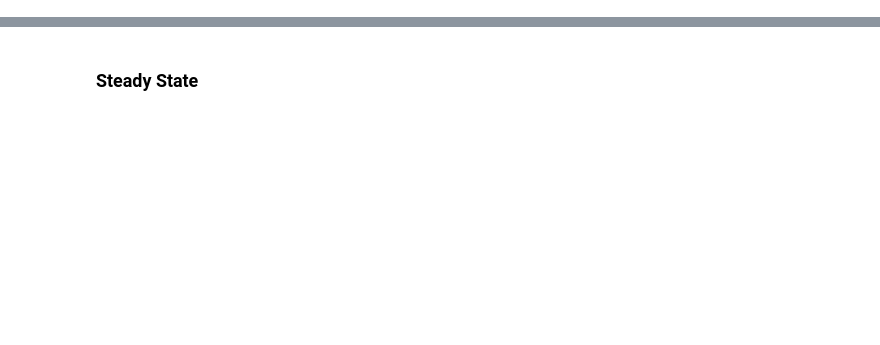
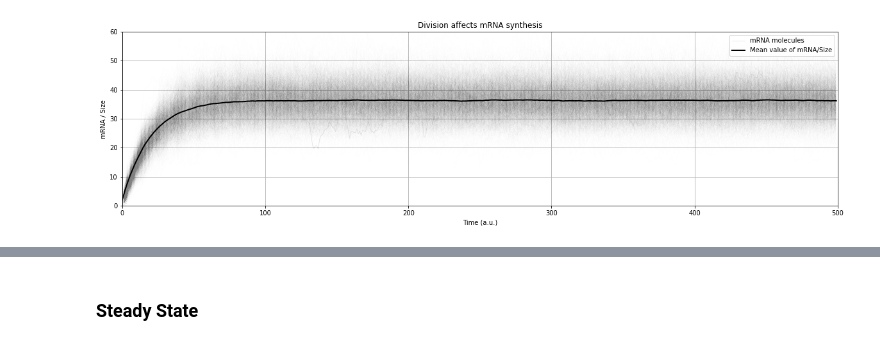
Before and after one commit to SergioPachonDotor/ToyMaker, a Jupyter notebook: Prototype/Testing.ipynb, the cells around one changed output, grey strips where cells are left out. Drawn from its saved outputs; the diff is of its cells as text; code cells hidden in the pictures; blank space fills up the shorter version.

```diff
--- a/Prototype/Testing.ipynb
+++ b/Prototype/Testing.ipynb
@@ -45,3 +60,25 @@ sims = [tmkr.Simulate_Division(species, reactions, tmax, sampling_time, c) for c
+# %%
+fig, ax = plt.subplots(figsize=(20,5))
+
+time_arr = [sims[c][:,0] for c in range(cells)]
+size_arr = [sims[c][:,2] for c in range(cells)]
+rna_arr = [sims[c][:,3] for c in range(cells)]
+
+mean_mrna = tmkr.get_mean_per_cell_division(cells=sims, samples=cells, tmax=tmax, species_idx=3, size_idx=2)
+
+[plt.plot(time_arr[c], rna_arr[c]/size_arr[c], lw=0.01, color='grey', alpha=0.2) for c in range(cells)];
+plt.plot(time_arr[0], rna_arr[0]/size_arr[0], lw=0.8, color='grey', label='mRNA molecules', alpha=0.2)
+plt.plot(mean_mrna, color='black', lw=2,label='Mean value of mRNA/Size')
+plt.xlabel('Time (a.u.)')
+plt.ylabel('mRNA / Size')
+plt.xlim(0, tmax)
+plt.ylim(0, 60)
+# plt.hlines((k_r()/gamma_r()), 0, tmax, color='red', label='Theoretical mRNA levels at steady state')
+plt.title('Division affects mRNA synthesis')
+plt.legend(loc='upper right')
+plt.grid(True)
+# %% [output]
+[figure, added]
 # %%
 fig, ax = plt.subplots(figsize=(20,5))
 
```
Also changed, not shown: parts of 9 cells of this notebook, 2 other files.
